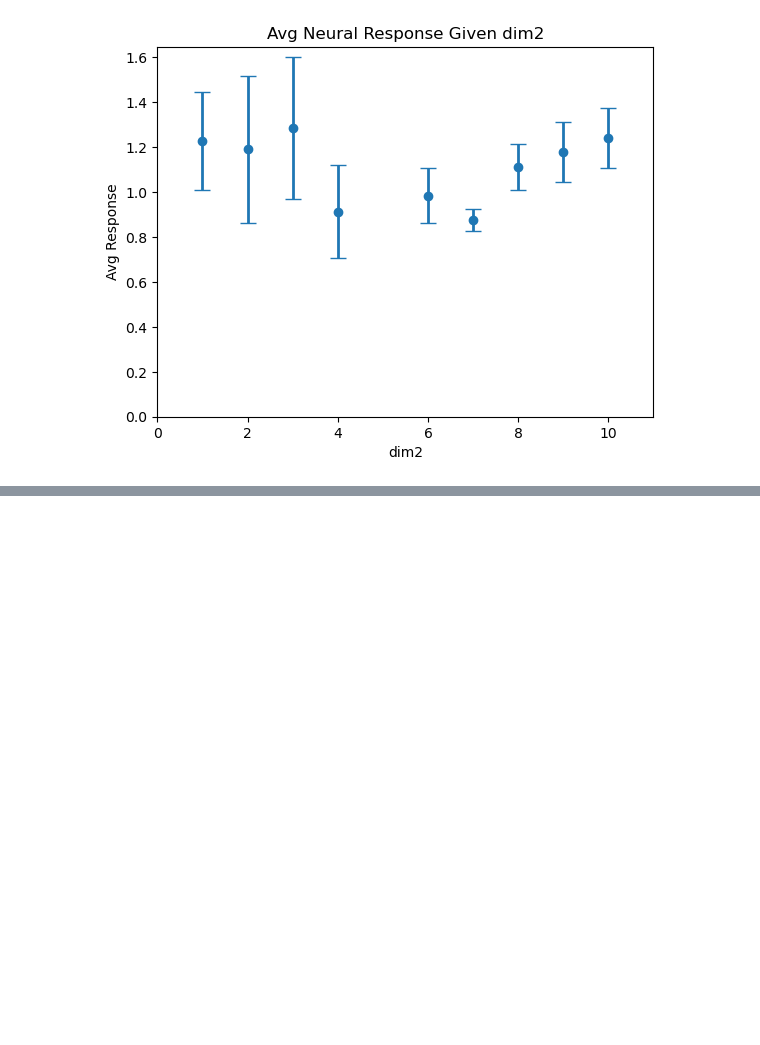
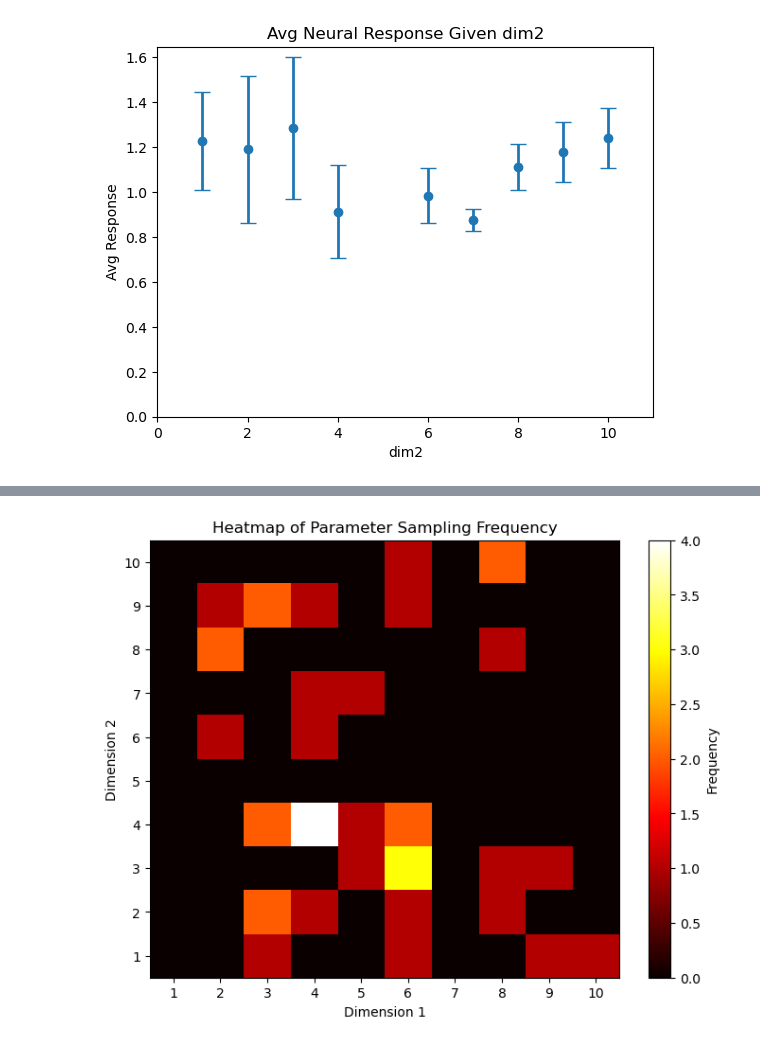
Before and after one commit to JoshuaGalla/VisSimData, a Jupyter notebook: analysis/sim_data_analysis.ipynb, the cells around one changed output, grey strips where cells are left out. Saved outputs shown, nothing was run; the diff lists cells and outputs as text; code cells hidden in the pictures; blank space fills up the shorter version.

Commit message:
added sampling heatmaps, figure descriptions

```diff
--- a/analysis/sim_data_analysis.ipynb
+++ b/analysis/sim_data_analysis.ipynb
@@ -627,0 +647,40 @@ With an increased sample size in both neurons and sampling size however, these r
+# %%
+def sampling_heatmap(stim_data):
+
+    neuron = next(iter(neurons_responses_dict.keys()))
+    all_combos, responses_map, avg_map, stim_responses, param1_frames, param2_frames = tuning_curves_analysis(stim_data, neuron)
+
+    sampled_combos = list((combo[1:3]) for combo in all_stim_info)
+
+    freq_map = {}
+    for combo in all_combos:
+        combo = tuple(combo)
+        freq_map[combo] = 0
+
+    #identify how often each sampling combo appears during experiment
+    for combo in sampled_combos:
+        combo = tuple(combo)
+        if combo in all_combos:
+            freq_map[combo] += 1
+
+    #create array by retrieving key tuple corresponding to appearance frequency
+    heatmap = np.zeros((len(param1), len(param2)))
+    for dim1_idx, dim1 in enumerate(param1):
+        for dim2_idx, dim2 in enumerate(param2):
+            heatmap[dim1_idx, dim2_idx] = freq_map.get((dim1, dim2), 0)
+
+    fig, ax = plt.subplots(figsize=(8, 6))
+
+    plt.imshow(heatmap.T, cmap = 'hot', origin = 'lower', aspect = 'auto')
+    plt.colorbar(label='Frequency')
+    plt.title(f'Heatmap of Parameter Sampling Frequency')
+    plt.xlabel('Dimension 1')
+    plt.ylabel('Dimension 2')
+    plt.xticks(np.arange(len(param2)), param2)
+    plt.yticks(np.arange(len(param1)), param1)
+
+    plt.show()
+
+sampling_heatmap(stim_data)
+# %% [output]
+[figure, added]
```
Also changed, not shown: parts of 19 cells of this notebook.
